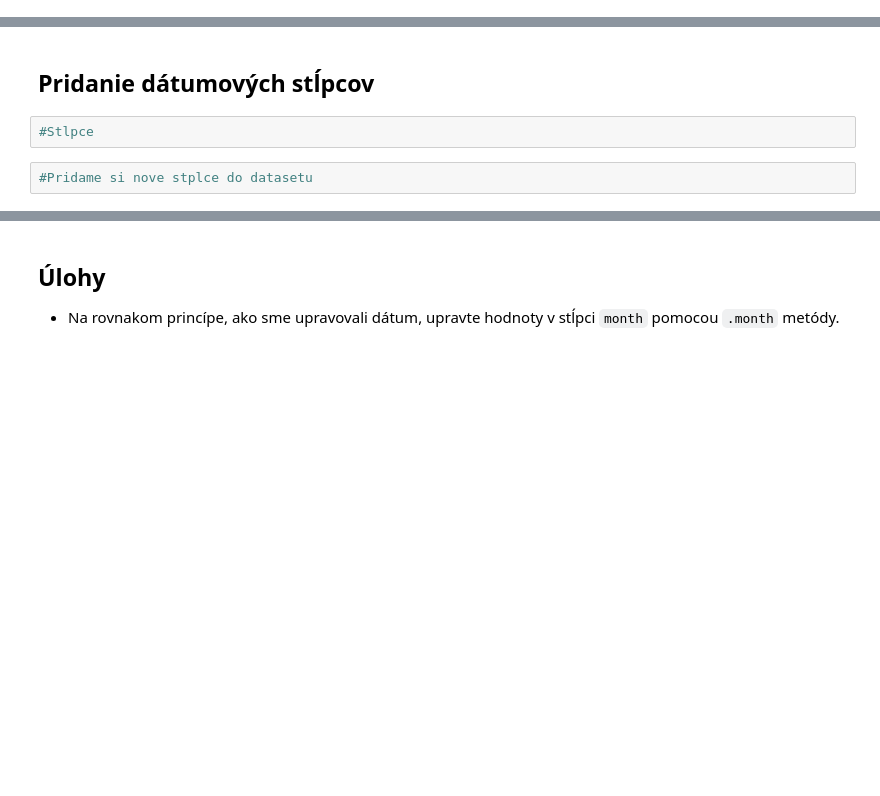
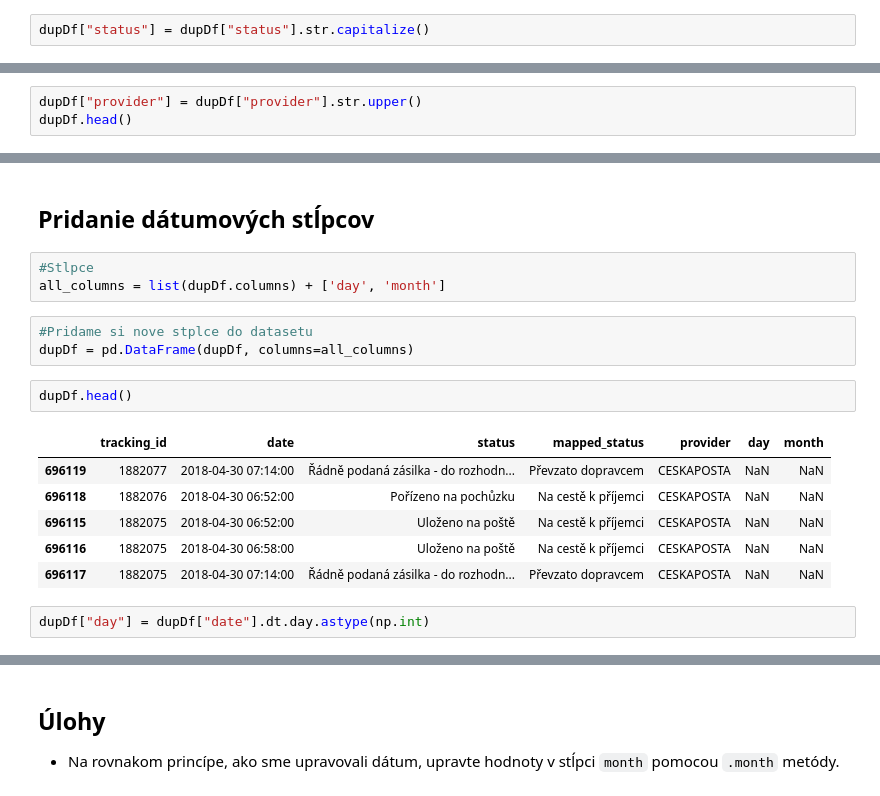
Before and after one commit to SvetlanaM/digital_academy3, a Jupyter notebook: Lesson02/Lesson02-Copy1.ipynb, the cells around one changed output, grey strips where cells are left out. Saved outputs shown, nothing was run; the diff lists cells and outputs as text; blank space fills up the shorter version.

```diff
--- a/Lesson02/Lesson02-Copy1.ipynb
+++ b/Lesson02/Lesson02-Copy1.ipynb
@@ -166,3 +347,5 @@ Pandas pracuje s <code>NULL</code> hodnotami dvoma spôsobmi
 <h2>Úprava názvu statusov</h2>
 
 <p>Keď sa pozrieme na dáta v stĺpci status, vidíme, že niektoré začínajú malými písmenami, iné veľkými. Toto správanie, by sme chceli zjednotiť, aby to nevyzeralo v prehľadoch škaredo.</p>
+# %%
+dupDf["status"] = dupDf["status"].str.capitalize()
@@ -179,3 +371,6 @@ for i in status:<br />
 <ul>
     <li>Na podobnom princípe, upravte stĺpec <code>provider</code> v dátovom sete <code>dupDf</code>, pričom zmente všetky písmena providera na veľké a vypíšte si prvých 5 riadkov data setu.</li>
 </ul>
+# %%
+dupDf["provider"] = dupDf["provider"].str.upper()
+dupDf.head()
@@ -182,6 +384,19 @@ for i in status:<br />
 # %% [markdown]
 <h2>Pridanie dátumových stĺpcov</h2>
-# %%
-#Stlpce
+# %%
+#Stlpce
+all_columns = list(dupDf.columns) + ['day', 'month']
 # %%
 #Pridame si nove stplce do datasetu
+dupDf = pd.DataFrame(dupDf, columns=all_columns)
+# %%
+dupDf.head()
+# %% [output]
+|  | tracking_id | date | status | mapped_status | provider | day | month |
+| 696119 | 1882077 | 2018-04-30 07:14:00 | Řádně podaná zásilka - do rozhodn... | Převzato dopravcem | CESKAPOSTA | NaN | NaN |
+| 696118 | 1882076 | 2018-04-30 06:52:00 | Pořízeno na pochůzku | Na cestě k příjemci | CESKAPOSTA | NaN | NaN |
+| 696115 | 1882075 | 2018-04-30 06:52:00 | Uloženo na poště | Na cestě k příjemci | CESKAPOSTA | NaN | NaN |
+| 696116 | 1882075 | 2018-04-30 06:58:00 | Uloženo na poště | Na cestě k příjemci | CESKAPOSTA | NaN | NaN |
+| 696117 | 1882075 | 2018-04-30 07:14:00 | Řádně podaná zásilka - do rozhodn... | Převzato dopravcem | CESKAPOSTA | NaN | NaN |
+# %%
+dupDf["day"] = dupDf["date"].dt.day.astype(np.int)
```
Also changed, not shown: parts of 58 cells of this notebook, 4 other files.
